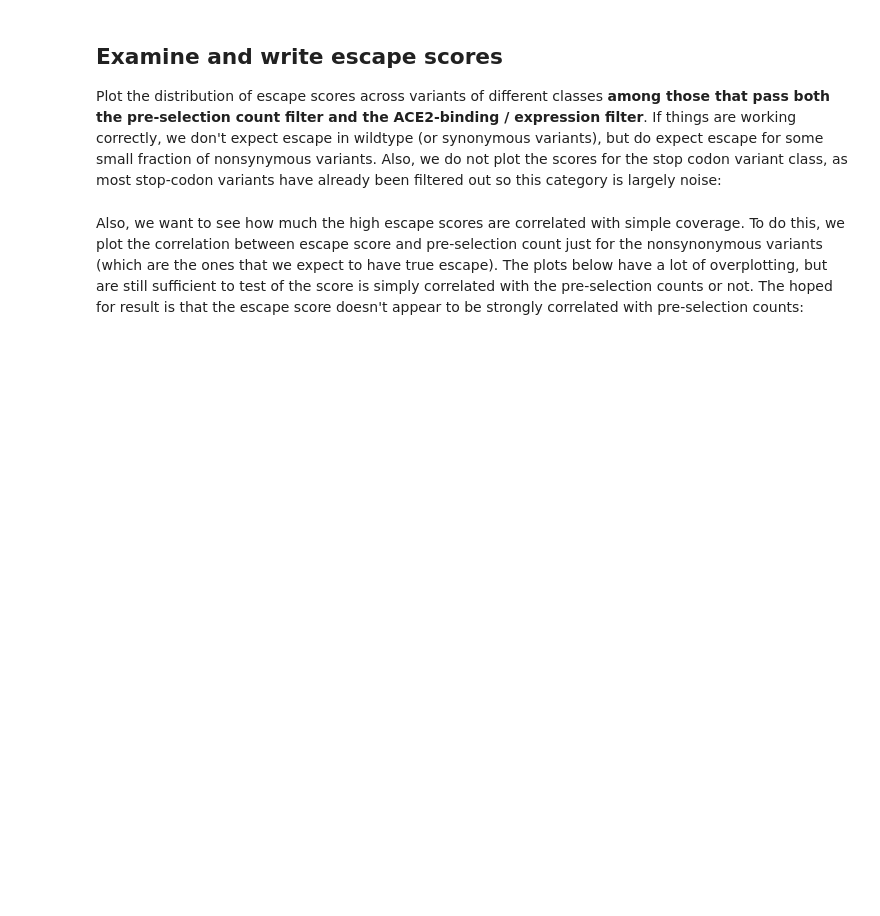
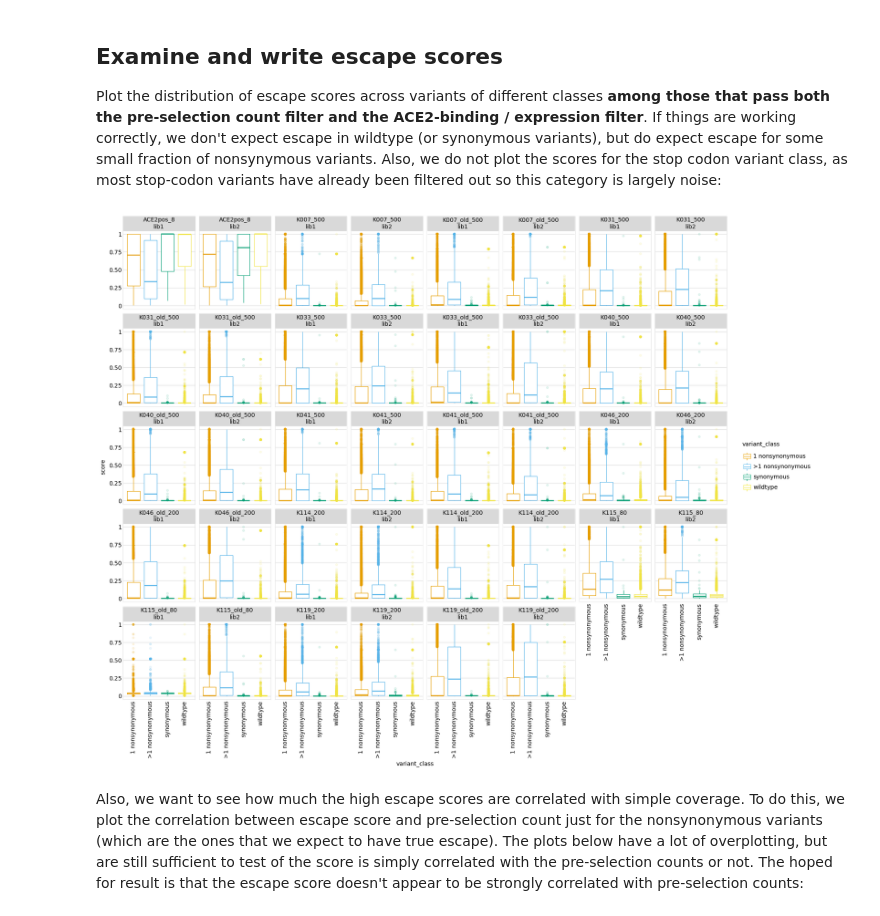
Before and after one commit to jbloomlab/SARS-CoV-2-RBD_B.1.351, a Jupyter notebook: counts_to_scores.ipynb, the cells around one changed output. Saved outputs shown, nothing was run; the diff lists cells and outputs as text; code cells hidden in the pictures; blank space fills up the shorter version.

Commit message:
calculate escape scores without ACE2 and expression filters

```diff
--- a/counts_to_scores.ipynb
+++ b/counts_to_scores.ipynb
@@ -670,26 +656,28 @@ Also, we do not plot the scores for the stop codon variant class, as most stop-c
 # %%
 nfacets = len(escape_scores.groupby(['library', 'name']).nunique())
 ncol = min(8, nfacets)
 nrow = math.ceil(nfacets / ncol)
 
 df = (escape_scores
-      .query('(pass_pre_count_filter == True) & (pass_ACE2bind_expr_filter == True)')
+#       .query('(pass_pre_count_filter == True) & (pass_ACE2bind_expr_filter == True)')
       .query('variant_class != "stop"')
       )
 
 p = (ggplot(df) +
      aes('variant_class', 'score', color='variant_class') +
      geom_boxplot(outlier_size=1.5, outlier_alpha=0.1) +
      facet_wrap('~ name + library', ncol=ncol) +
      theme(axis_text_x=element_text(angle=90),
            figure_size=(2.35 * ncol, 3 * nrow),
            panel_grid_major_x=element_blank(),
            ) +
      scale_fill_manual(values=CBPALETTE[1:]) +
      scale_color_manual(values=CBPALETTE[1:])
      )
 
 _ = p.draw()
+# %% [output]
+[figure, added]
 # %% [markdown]
 Also, we want to see how much the high escape scores are correlated with simple coverage.
 To do this, we plot the correlation between escape score and pre-selection count just for the nonsynonymous variants (which are the ones that we expect to have true escape).
```
Also changed, not shown: parts of 5 cells of this notebook, 3 other files.
